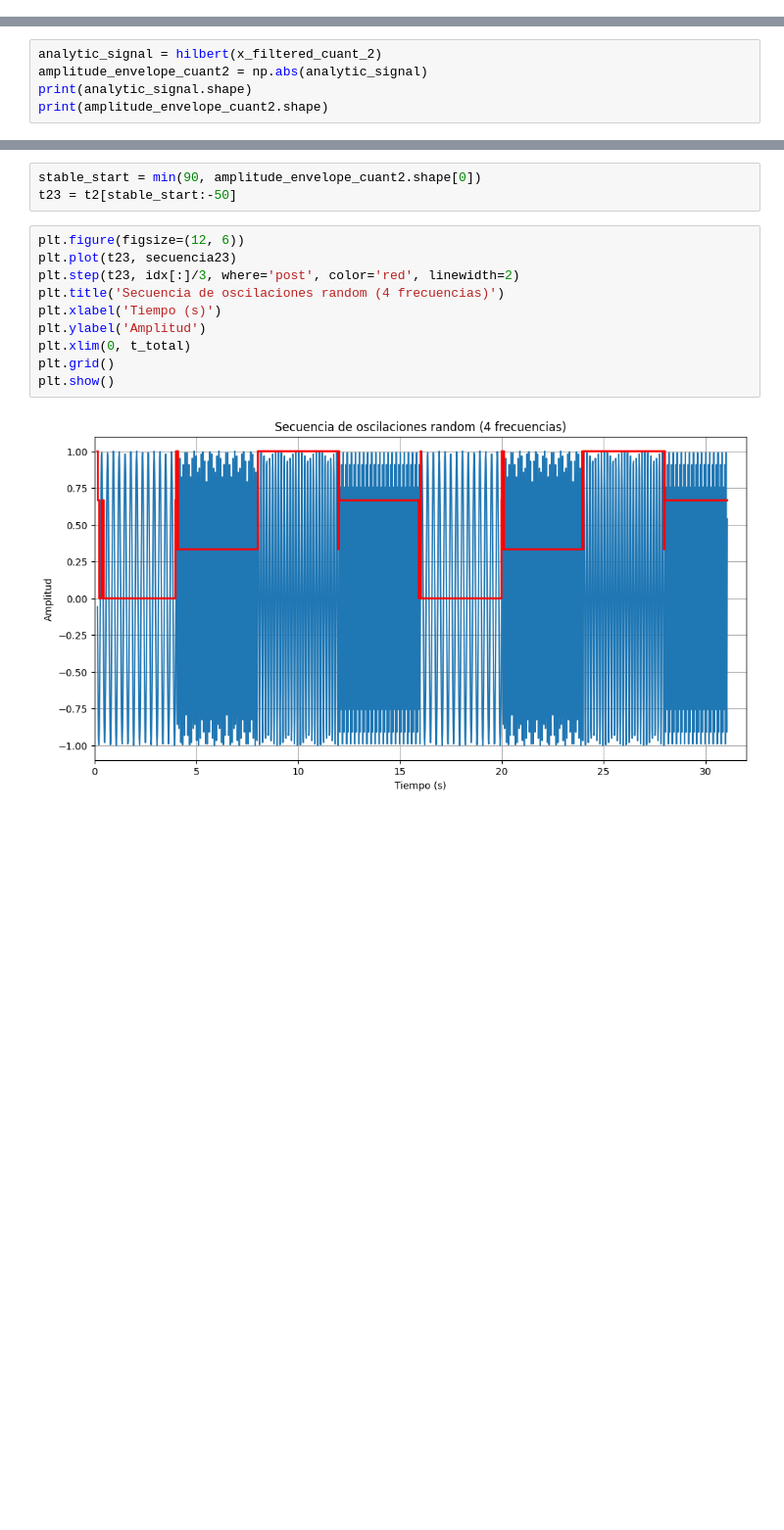
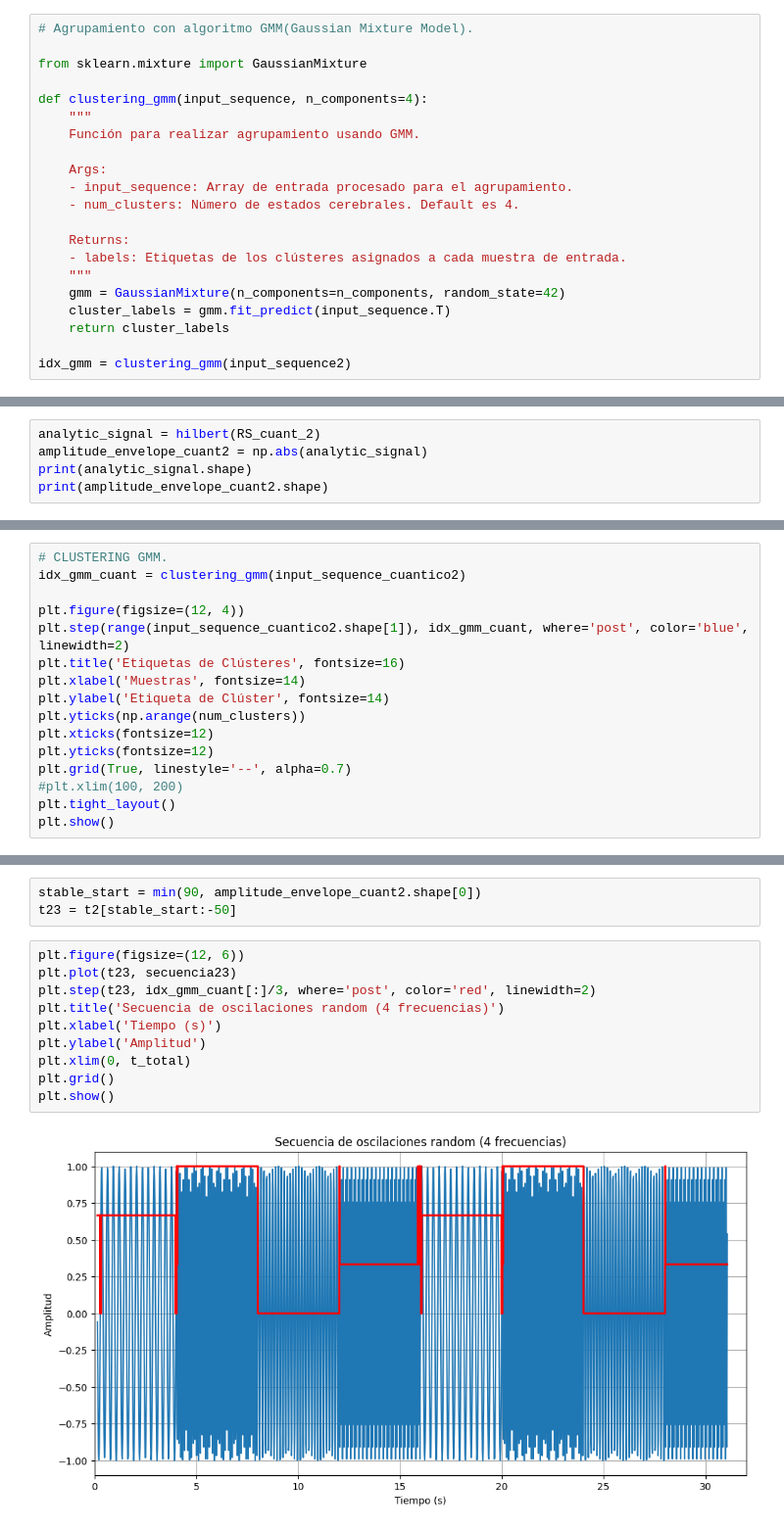
Before and after one commit to manuuuv/TFG, a Jupyter notebook: Quantum_RC_Manuel_senyal_compleja.ipynb, the cells around one changed output, grey strips where cells are left out. Shown: that part at 98% size. Saved outputs shown, nothing was run; the diff lists cells and outputs as text; blank space fills up the shorter version.

```diff
--- a/Quantum_RC_Manuel_senyal_compleja.ipynb
+++ b/Quantum_RC_Manuel_senyal_compleja.ipynb
@@ -196,0 +196,21 @@ plt.show()
+# %%
+# Agrupamiento con algoritmo GMM(Gaussian Mixture Model).
+
+from sklearn.mixture import GaussianMixture
+
+def clustering_gmm(input_sequence, n_components=4):
+    """
+    Función para realizar agrupamiento usando GMM.
+
+    Args:
+    - input_sequence: Array de entrada procesado para el agrupamiento.
+    - num_clusters: Número de estados cerebrales. Default es 4.
+
+    Returns:
+    - labels: Etiquetas de los clústeres asignados a cada muestra de entrada.
+    """
+    gmm = GaussianMixture(n_components=n_components, random_state=42)
+    cluster_labels = gmm.fit_predict(input_sequence.T)
+    return cluster_labels
+
+idx_gmm = clustering_gmm(input_sequence2)
@@ -344,7 +379,7 @@ highcut = 15  # Frecuencia alta del filtro
 # Aplicar filtro antes de Hilbert
 x_filtered_cuant_2 = bandpass_filter(RS_cuant_2, lowcut, highcut, fs)
 # %%
-analytic_signal = hilbert(x_filtered_cuant_2)
+analytic_signal = hilbert(RS_cuant_2)
 amplitude_envelope_cuant2 = np.abs(analytic_signal)
 print(analytic_signal.shape)
 print(amplitude_envelope_cuant2.shape)
@@ -401,0 +437,16 @@ plt.show()
+# %%
+# CLUSTERING GMM.
+idx_gmm_cuant = clustering_gmm(input_sequence_cuantico2)
+
+plt.figure(figsize=(12, 4))
+plt.step(range(input_sequence_cuantico2.shape[1]), idx_gmm_cuant, where='post', color='blue', linewidth=2)
+plt.title('Etiquetas de Clústeres', fontsize=16)
+plt.xlabel('Muestras', fontsize=14)
+plt.ylabel('Etiqueta de Clúster', fontsize=14)
+plt.yticks(np.arange(num_clusters))
+plt.xticks(fontsize=12)
+plt.yticks(fontsize=12)
+plt.grid(True, linestyle='--', alpha=0.7)
+#plt.xlim(100, 200)
+plt.tight_layout()
+plt.show()
@@ -410,12 +463,12 @@ t23 = t2[stable_start:-50]
 # %%
 plt.figure(figsize=(12, 6))
 plt.plot(t23, secuencia23)
-plt.step(t23, idx[:]/3, where='post', color='red', linewidth=2)
+plt.step(t23, idx_gmm_cuant[:]/3, where='post', color='red', linewidth=2)
 plt.title('Secuencia de oscilaciones random (4 frecuencias)')
 plt.xlabel('Tiempo (s)')
 plt.ylabel('Amplitud')
 plt.xlim(0, t_total)
 plt.grid()
 plt.show()
 # %% [output]
-[figure, old version]
+[figure, new version]
```
Also changed, not shown: parts of 14 cells of this notebook, 2 other files.
